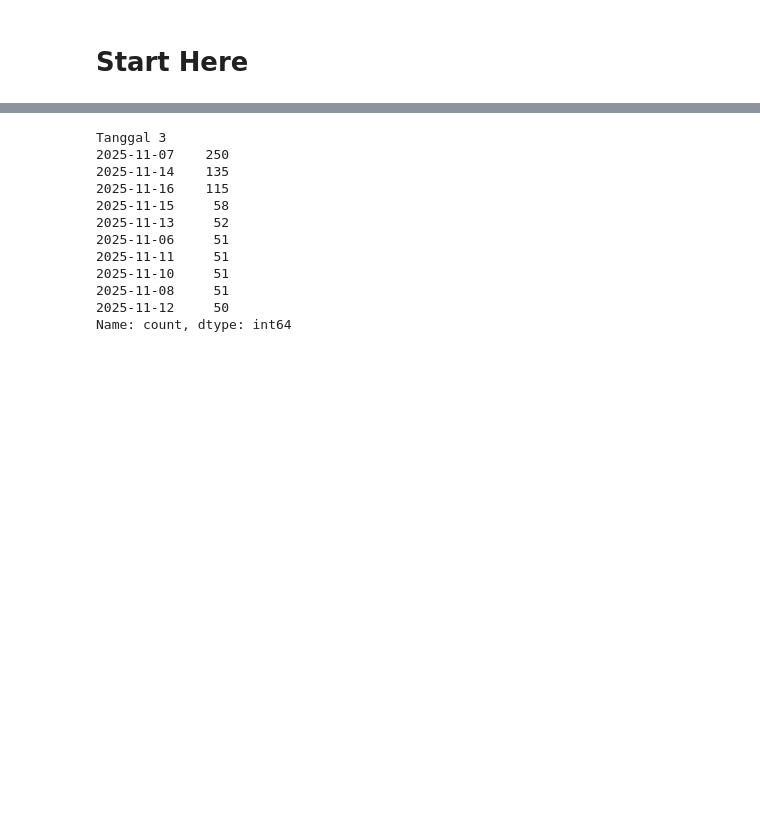
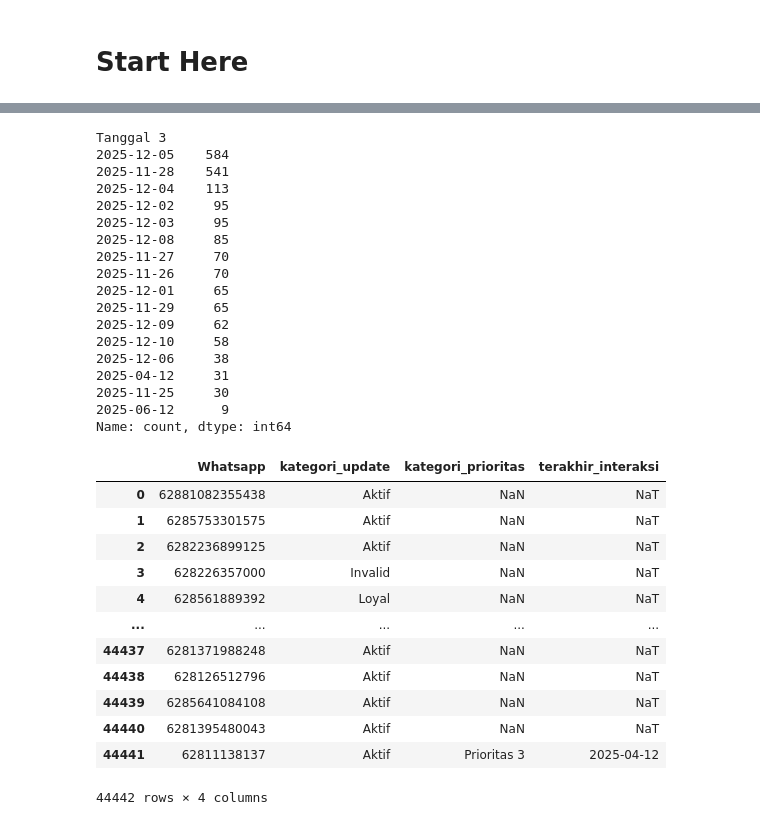
Before and after one commit to frqwuzhere/data_processing_with_python, a Jupyter notebook: untuk_cs/Tracking_Data/update_category.ipynb, the cells around one changed output, grey strips where cells are left out. Drawn from its saved outputs; the diff is of its cells as text; code cells hidden in the pictures; blank space fills up the shorter version.

```diff
--- a/untuk_cs/Tracking_Data/update_category.ipynb
+++ b/untuk_cs/Tracking_Data/update_category.ipynb
@@ -65,7 +66,7 @@ category_update = pd.read_excel("checkpoint_files/category_each_donor.xlsx")
 # daily_0047 = pd.read_excel("../data_blast/daily_activity/filled/new/0047_DA_Shania.xlsx")
 # daily_0041 = pd.read_excel("../data_blast/daily_activity/filled/new/Daily_Activity_0041.xlsx")
 # daily_0051 = pd.read_excel("../data_blast/daily_activity/filled/new/Daily_Activity_0051.xlsx")
-daily_2031 = pd.read_excel("../data_blast/daily_activity/filled/old/Daily_Activity_WA_2031.xlsx")
+# daily_2031 = pd.read_excel("../data_blast/daily_activity/filled/old/Daily_Activity_WA_2031.xlsx")
 # daily_2032 = pd.read_excel("../data_blast/daily_activity/filled/new/Daily_Activity_wa_2032.xlsx")
 # daily_7778 = pd.read_excel("../data_blast/daily_activity/filled/new/Daily_Activity_7778.xlsx")
 
@@ -73,10 +74,16 @@ daily_2031 = pd.read_excel("../data_blast/daily_activity/filled/old/Daily_Activi
 # daily_0034 = pd.read_excel("../data_blast/daily_activity/filled/new/Daily_Activity_0034.xlsx")
 # daily_1097 = pd.read_excel("../data_blast/daily_activity/filled/new/Daily Activity Hanan 1097 DM DB.xlsx", sheet_name='Data Bonding')
 
+# Desember
+daily_0046 = pd.read_excel("../data_blast/daily_activity/filled/new/0046_DA_Shania_update.xlsx", sheet_name="Donatur Bonding ")
+daily_0047 = pd.read_excel("../data_blast/daily_activity/filled/new/0047_DA_Shania_update.xlsx", sheet_name="Data Bonding")
+daily_2031 = pd.read_excel("../data_blast/daily_activity/filled/new/Daily_Activity_WA_2031.xlsx", sheet_name="Donatur Baru Bonding ")
+daily_2032 = pd.read_excel("../data_blast/daily_activity/filled/new/Daily_Activity_wa_2032.xlsx", sheet_name="Donatur Baru Bonding")
+daily_8196 = pd.read_excel("../data_blast/daily_activity/filled/new/Daily_Activity_wa_8196.xlsx", sheet_name="Donatur Baru ")
 
 # daily_2056 = pd.concat([daily_2056_bonding, daily_2056_maintain])
 # daily_2057 = pd.concat([daily_2057_bonding, daily_2057_maintain])
 
 
-daily_activity_all = pd.concat([daily_2031])
+daily_activity_all = pd.concat([daily_0046, daily_0047, daily_2031, daily_2032, daily_8196])
 daily_activity_all = daily_activity_all.dropna(subset=['Whatsapp'])
@@ -95,16 +122,22 @@ update_category.loc[update_category['Next Action'] == "Prioirtas 3", "Next Actio
 update_category['Tanggal 3'].value_counts()
 # %% [output]
 Tanggal 3
-2025-11-07    250
-2025-11-14    135
-2025-11-16    115
-2025-11-15     58
-2025-11-13     52
-2025-11-06     51
-2025-11-11     51
-2025-11-10     51
-2025-11-08     51
-2025-11-12     50
+2025-12-05    584
+2025-11-28    541
+2025-12-04    113
+2025-12-02     95
+2025-12-03     95
+2025-12-08     85
+2025-11-27     70
+2025-11-26     70
+2025-12-01     65
+2025-11-29     65
+2025-12-09     62
+2025-12-10     58
+2025-12-06     38
+2025-04-12     31
+2025-11-25     30
+2025-06-12      9
 Name: count, dtype: int64
 # %%
 # def category_update(df):
@@ -134,5 +167,21 @@ update_category['kategori_update'] = np.where(update_category['kategori_priorita
 update_category = update_category[['Whatsapp','kategori_update','kategori_prioritas','terakhir_interaksi']]
 # %%
 update_category = update_category.drop_duplicates(subset=['Whatsapp'])
+# %%
+update_category
+# %% [output]
+|  | Whatsapp | kategori_update | kategori_prioritas | terakhir_interaksi |
+| 0 | 62881082355438 | Aktif | NaN | NaT |
+| 1 | 6285753301575 | Aktif | NaN | NaT |
+| 2 | 6282236899125 | Aktif | NaN | NaT |
+| 3 | 628226357000 | Invalid | NaN | NaT |
+| 4 | 628561889392 | Loyal | NaN | NaT |
+| ... | ... | ... | ... | ... |
+| 44437 | 6281371988248 | Aktif | NaN | NaT |
+| 44438 | 628126512796 | Aktif | NaN | NaT |
+| 44439 | 6285641084108 | Aktif | NaN | NaT |
+| 44440 | 6281395480043 | Aktif | NaN | NaT |
+| 44441 | 62811138137 | Aktif | Prioritas 3 | 2025-04-12 |
+44442 rows × 4 columns
 # %%
 update_category.to_excel("checkpoint_files/category_each_donor.xlsx", index=False)
```
Also changed, not shown: parts of 3 cells of this notebook, 34 other files.
